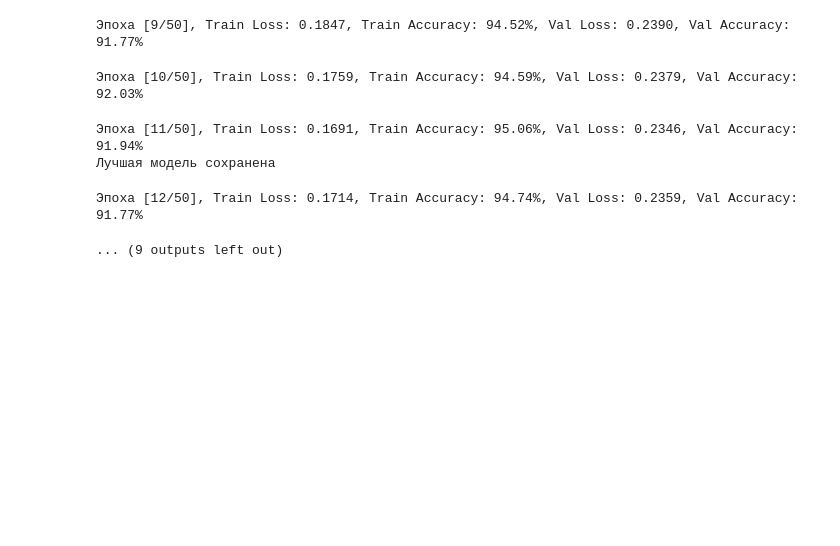
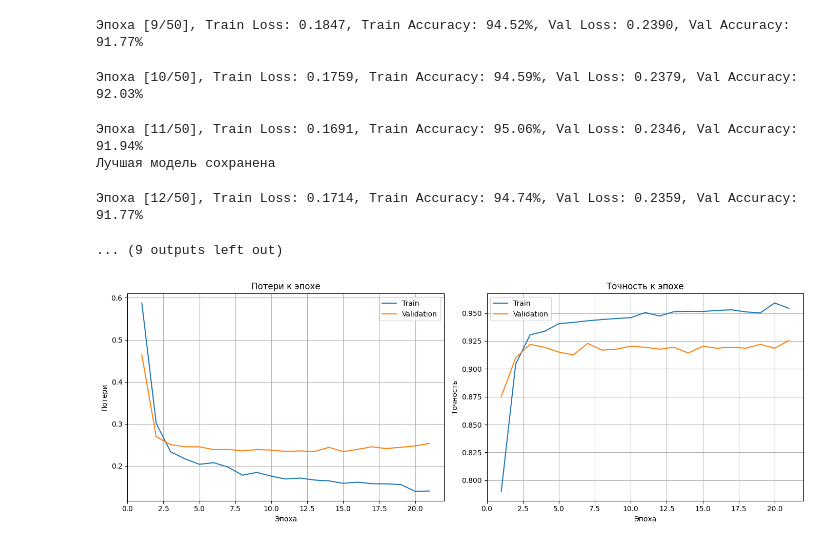
Before and after one commit to Madarakill/LS_EDU, a Jupyter notebook: Модель нейронной сети.ipynb, the cells around one changed output. Cells and saved outputs as stored; diff of their text form; code cells hidden in the pictures; blank space fills up the shorter version.

Commit message:
Создание граффиков обучения модели

```diff
--- a/Модель нейронной сети.ipynb
+++ b/Модель нейронной сети.ipynb
@@ -79,6 +79,3 @@ device = torch.device('cuda' if torch.cuda.is_available() else 'cpu')
 print('Device:', device)
 # %% [output]
 Device: cuda
-# %%
-device = torch.device('cpu'')
-print('Device:', device)
@@ -330,3 +325,33 @@ print(f"Время обучения: {total_time/60:.2f} минут ({total_time
 Лучшая модель сохранена
 Эпоха [12/50], Train Loss: 0.1714, Train Accuracy: 94.74%, Val Loss: 0.2359, Val Accuracy: 91.77%
 ... (9 outputs left out)
+# %%
+# Визуализация обучения
+epochs = range(1, len(train_losses) + 1)
+
+plt.figure(figsize=(14, 5))
+
+# График потерь
+plt.subplot(1, 2, 1)
+plt.plot(epochs, train_losses, label='Train')
+plt.plot(epochs, val_losses, label='Validation')
+plt.xlabel('Эпоха')
+plt.ylabel('Потери')
+plt.title('Потери к эпохе')
+plt.legend()
+plt.grid(True)
+
+# График точности
+plt.subplot(1, 2, 2)
+plt.plot(epochs, train_accuracies, label='Train')
+plt.plot(epochs, val_accuracies, label='Validation')
+plt.xlabel('Эпоха')
+plt.ylabel('Точность')
+plt.title('Точность к эпохе')
+plt.legend()
+plt.grid(True)
+
+plt.tight_layout()
+plt.show()
+# %% [output]
+[figure, added]
```
Also changed, not shown: parts of 1 cell of this notebook.
